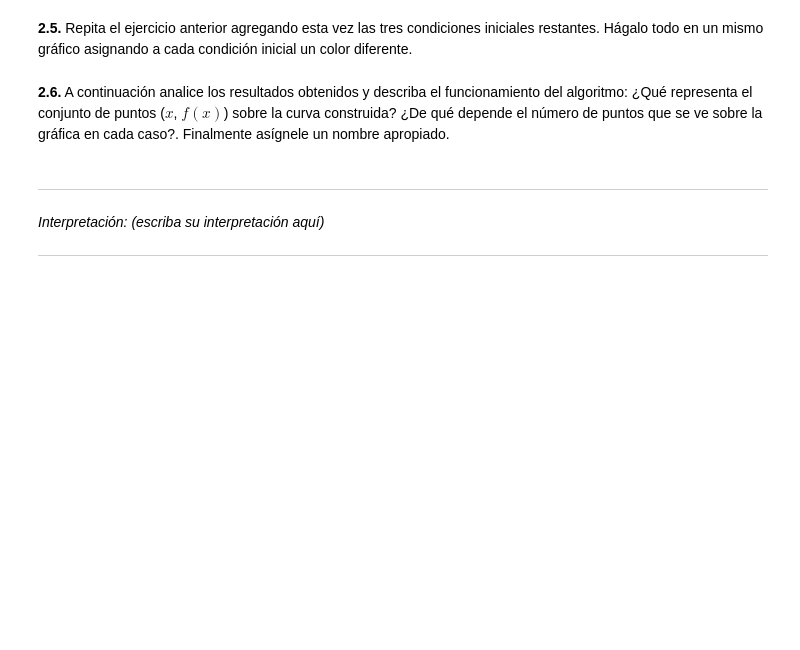
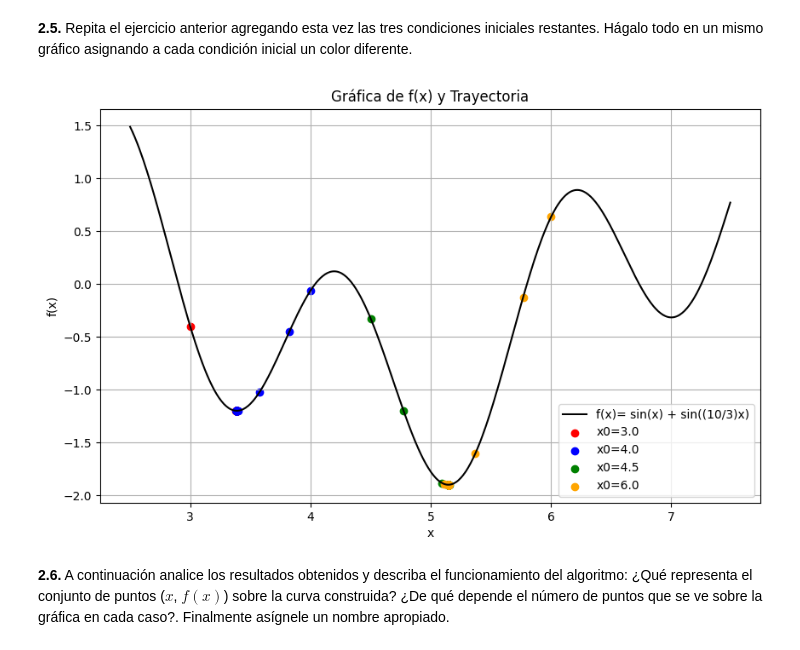
Before and after one commit to GargolasML/Lab4, a Jupyter notebook: Laboratorio_4_20261.ipynb, the cells around one changed output. Cells and saved outputs as stored; diff of their text form; code cells hidden in the pictures; blank space fills up the shorter version.

```diff
--- a/Laboratorio_4_20261.ipynb
+++ b/Laboratorio_4_20261.ipynb
@@ -217,6 +216,38 @@ plt.show()
+# %%
+# Grafica para el punto 2.5
+
+# Definimos la nueva función.
+def funcion(x):
+    return np.sin(x) + np.sin((10/3)*x)
+
+# Creamos una lista que contenga los valores del dominio con saltos de 0.25 entre 2.5 y 7.5
+dominio = np.arange(2.5, 7.5, 0.01)
+
+#coordenadas inciales
+iniciales = [3.0, 4.0, 4.5, 6.0]
+colores = ["red", "blue", "green", "orange"]
+
+plt.figure(figsize=(10,6))
+
+plt.plot(dominio, funcion(dominio),
+label = "f(x)= sin(x) + sin((10/3)x)",
+color = "black")
+
+#Recorremos la trayectoria
+for x0, c in zip(iniciales, colores):
+    xy = trajectory(x0, 50)
+    yk = funcion(np.array(xy))
+
+    plt.scatter(xy, yk, color=c, label=f"x0={x0}")
+
+
+plt.title('Gráfica de f(x) y Trayectoria')
+plt.xlabel('x')
+plt.ylabel('f(x)')
+plt.legend()
+plt.grid()
+plt.show()
+# %% [output]
+[figure, added]
 # %% [markdown]
 **2.6.** A continuación analice los resultados obtenidos y describa el funcionamiento del algoritmo: ¿Qué representa el conjunto de puntos ($x$, $f(x)$) sobre la curva construida? ¿De qué depende el número de puntos que se ve sobre la gráfica en cada caso?. Finalmente asígnele un nombre apropiado.
-# %% [markdown]
-------------------------------
-*Interpretación: (escriba su interpretación aquí)*
------------------------------- -
```
Also changed, not shown: parts of 4 cells of this notebook.
